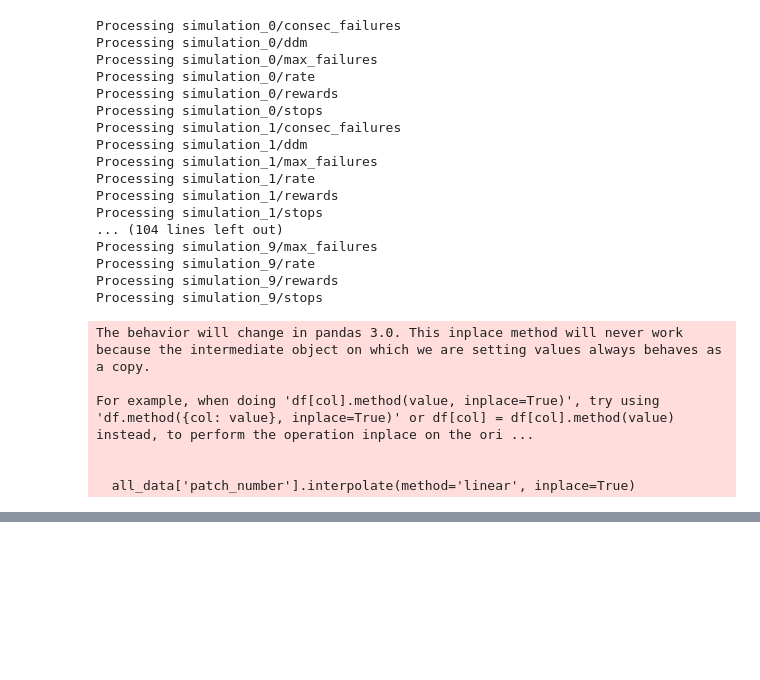
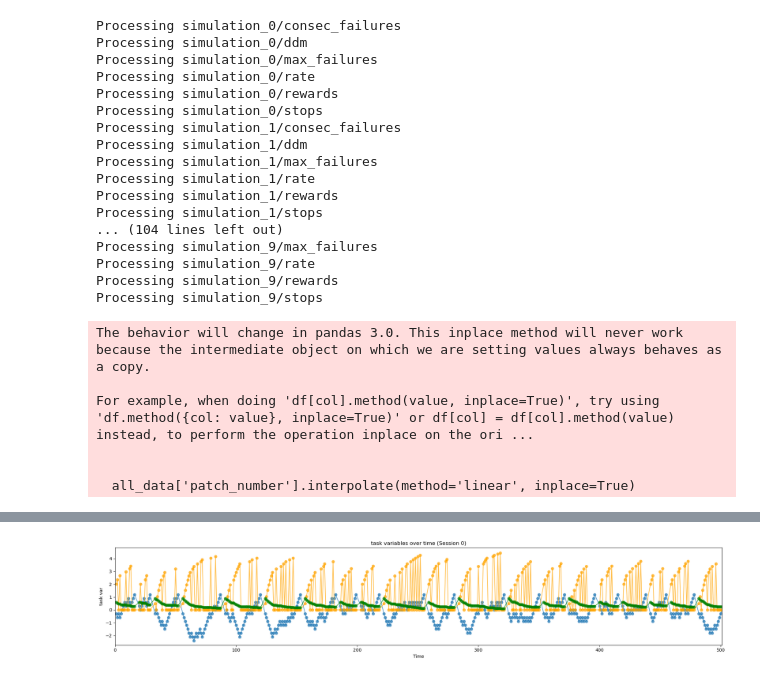
Before and after one commit to lauradriscoll/foraging-strategies, a Jupyter notebook: code/heatmap_x_consecutive_failures_y_cumulative_rewards.ipynb, the cells around one changed output, grey strips where cells are left out. Drawn from its saved outputs; the diff is of its cells as text; code cells hidden in the pictures; blank space fills up the shorter version.

```diff
--- a/code/heatmap_x_consecutive_failures_y_cumulative_rewards.ipynb
+++ b/code/heatmap_x_consecutive_failures_y_cumulative_rewards.ipynb
@@ -157,0 +158,17 @@ cbar.set_label(title)
+# %%
+# Plot ddm_state over time for a single session
+session_id = all_data['session'].min()  # or choose any session, e.g., 0
+session_df = all_data[(all_data['session'] == session_id) & (~all_data['ddm_state'].isna())]
+
+plt.figure(figsize=(20, 4))
+plt.plot(session_df['time'], session_df['ddm_state'], marker='o', linestyle='-', alpha=0.7)
+plt.plot(session_df['time'], session_df['reward'] - session_df['reward_probability'] * session_df['reward'] , marker='o', linestyle='-', alpha=0.7, color='orange', label='Reward Probability')
+plt.plot(session_df['time'], session_df['reward_probability'], marker='o', linestyle='-', alpha=0.7, color='g', label='reward_probability')
+plt.xlabel('Time')
+plt.ylabel('task var')
+plt.xlim(0, session_df['time'].min()+500)
+plt.title(f'task variables over time (Session {session_id})')
+plt.tight_layout()
+plt.show()
+# %% [output]
+[figure, added]
```
Also changed, not shown: parts of 1 cell of this notebook, 8 other files.
